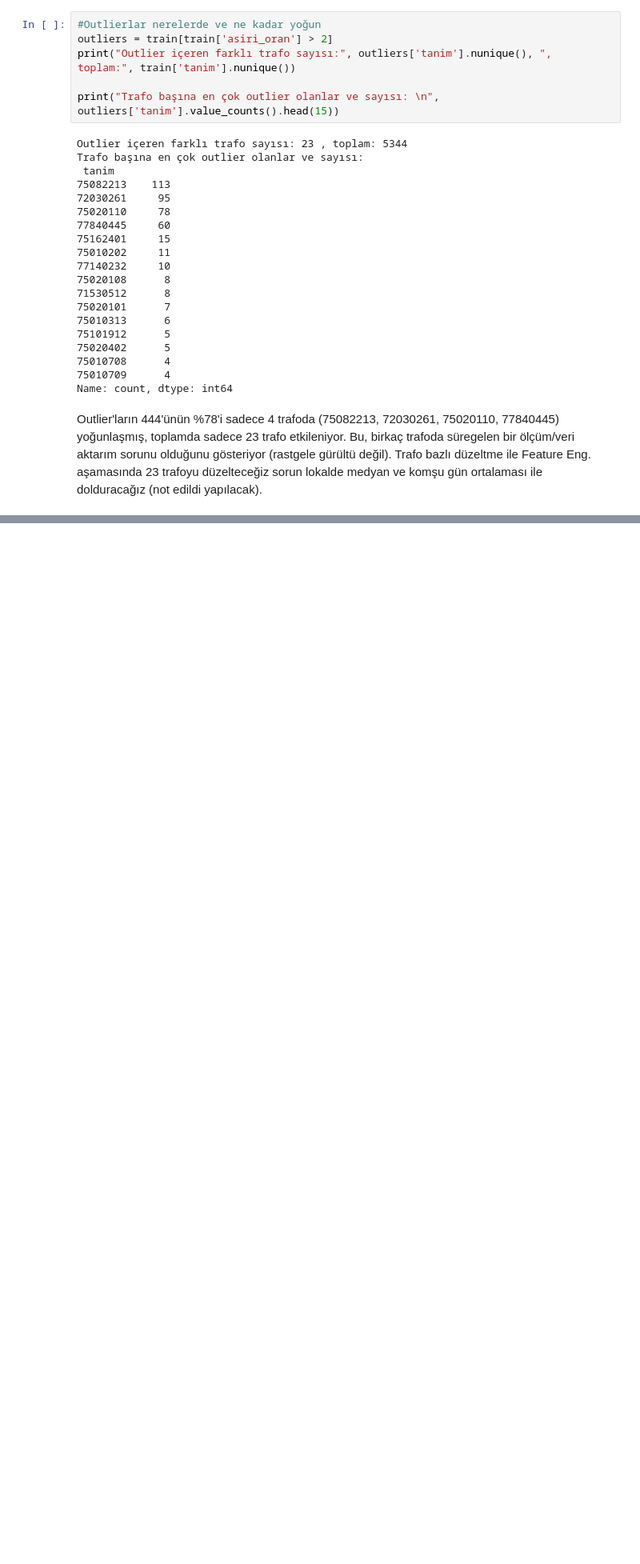
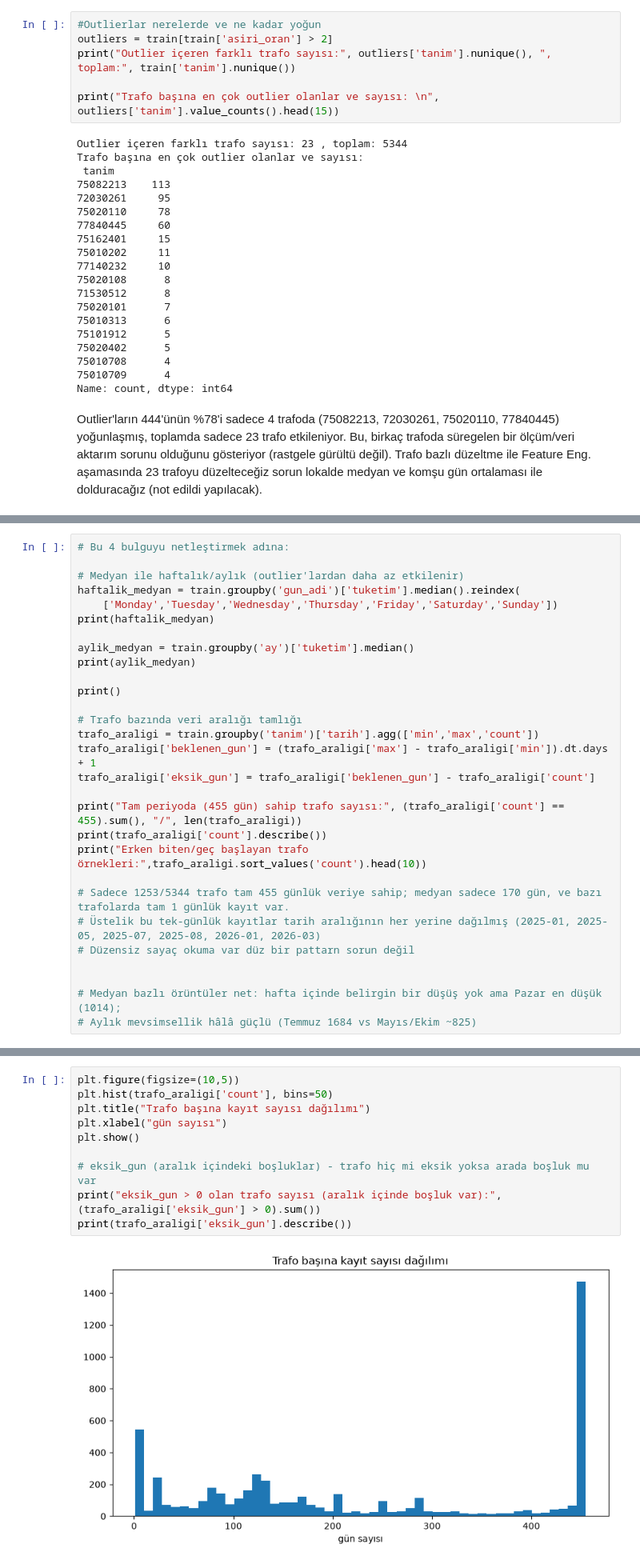
Before and after one commit to beratmertkayacan/Grid-Up-Datathon, a Jupyter notebook: notebooks/01_EDA.ipynb, the cells around one changed output, grey strips where cells are left out. Shown at 80% size. Drawn from its saved outputs; the diff is of its cells as text; blank space fills up the shorter version.

```diff
--- a/notebooks/01_EDA.ipynb
+++ b/notebooks/01_EDA.ipynb
@@ -243,0 +294,29 @@ Outlier'ların 444'ünün %78'i sadece 4 trafoda (75082213, 72030261, 75020110,
+# %%
+# Bu 4 bulguyu netleştirmek adına:
+
+# Medyan ile haftalık/aylık (outlier'lardan daha az etkilenir)
+haftalik_medyan = train.groupby('gun_adi')['tuketim'].median().reindex(
+    ['Monday','Tuesday','Wednesday','Thursday','Friday','Saturday','Sunday'])
+print(haftalik_medyan)
+
+aylik_medyan = train.groupby('ay')['tuketim'].median()
+print(aylik_medyan)
+
+print()
+
+# Trafo bazında veri aralığı tamlığı
+trafo_araligi = train.groupby('tanim')['tarih'].agg(['min','max','count'])
+trafo_araligi['beklenen_gun'] = (trafo_araligi['max'] - trafo_araligi['min']).dt.days + 1
+trafo_araligi['eksik_gun'] = trafo_araligi['beklenen_gun'] - trafo_araligi['count']
+
+print("Tam periyoda (455 gün) sahip trafo sayısı:", (trafo_araligi['count'] == 455).sum(), "/", len(trafo_araligi))
+print(trafo_araligi['count'].describe())
+print("Erken biten/geç başlayan trafo örnekleri:",trafo_araligi.sort_values('count').head(10))
+
+# Sadece 1253/5344 trafo tam 455 günlük veriye sahip; medyan sadece 170 gün, ve bazı trafolarda tam 1 günlük kayıt var.
+# Üstelik bu tek-günlük kayıtlar tarih aralığının her yerine dağılmış (2025-01, 2025-05, 2025-07, 2025-08, 2026-01, 2026-03)
+# Düzensiz sayaç okuma var düz bir pattarn sorun değil
+
+
+# Medyan bazlı örüntüler net: hafta içinde belirgin bir düşüş yok ama Pazar en düşük (1014);
+# Aylık mevsimsellik hâlâ güçlü (Temmuz 1684 vs Mayıs/Ekim ~825)
@@ -243,0 +341,12 @@ Outlier'ların 444'ünün %78'i sadece 4 trafoda (75082213, 72030261, 75020110,
+# %%
+plt.figure(figsize=(10,5))
+plt.hist(trafo_araligi['count'], bins=50)
+plt.title("Trafo başına kayıt sayısı dağılımı")
+plt.xlabel("gün sayısı")
+plt.show()
+
+# eksik_gun (aralık içindeki boşluklar) - trafo hiç mi eksik yoksa arada boşluk mu var
+print("eksik_gun > 0 olan trafo sayısı (aralık içinde boşluk var):", (trafo_araligi['eksik_gun'] > 0).sum())
+print(trafo_araligi['eksik_gun'].describe())
+# %% [output]
+[figure, added]
```
Also changed, not shown: parts of 5 cells of this notebook.
